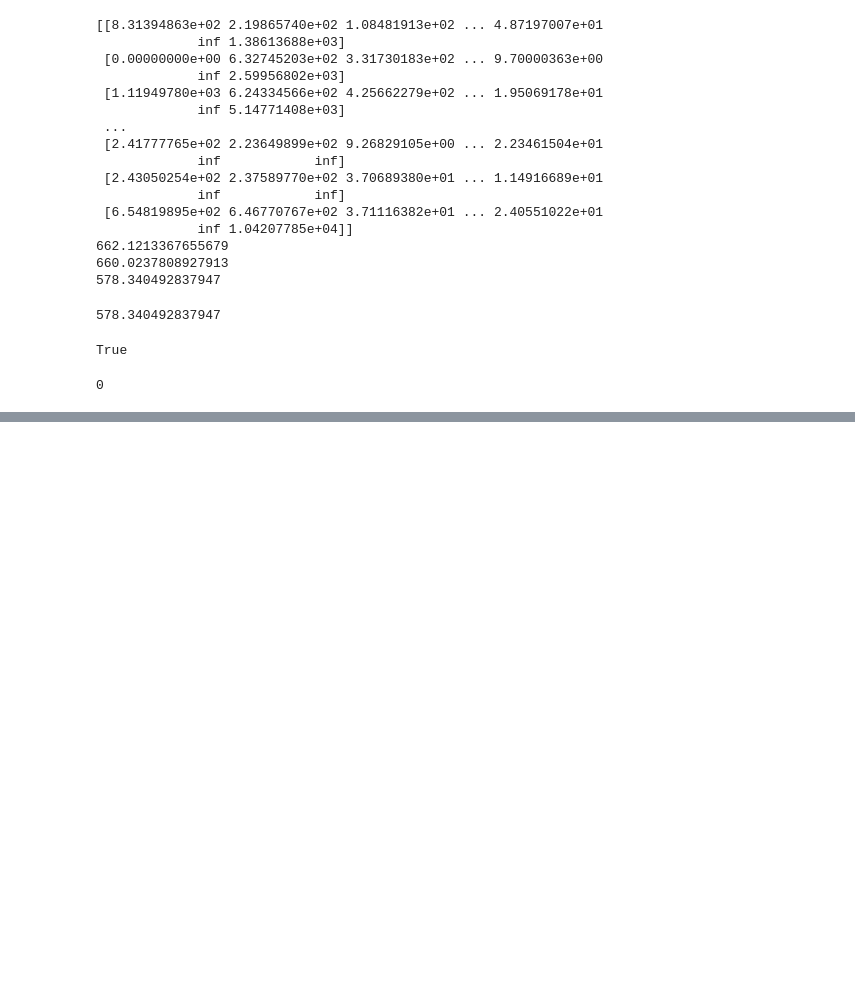
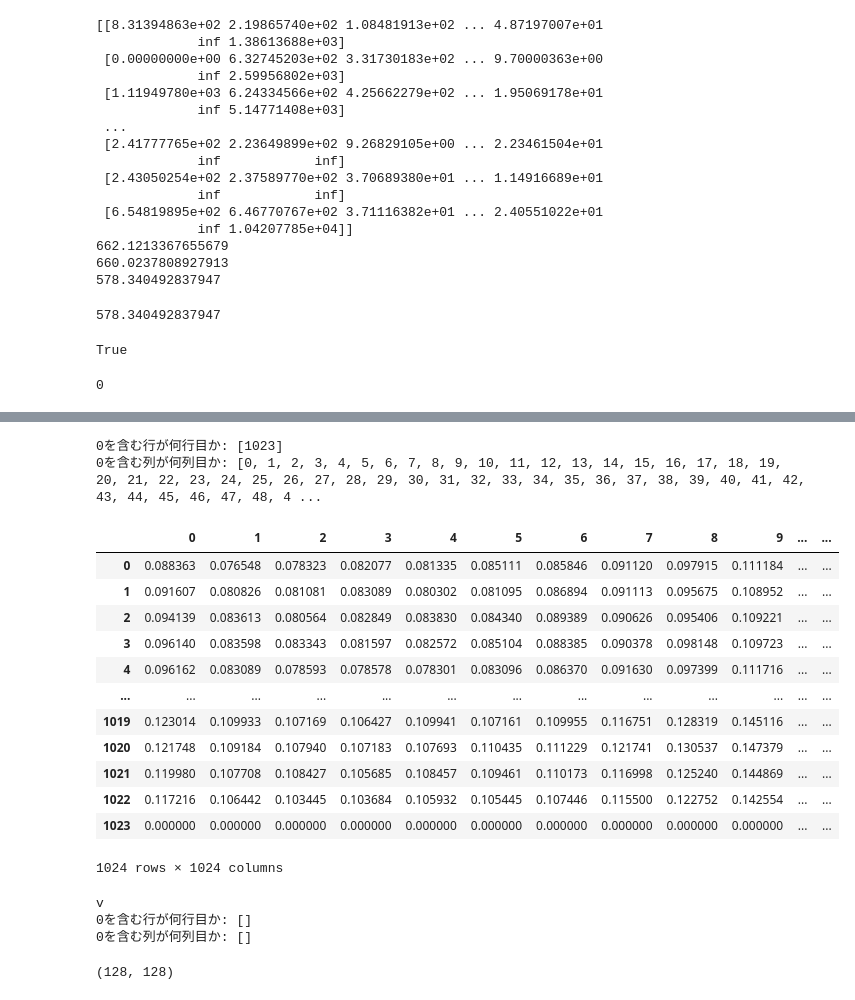
Before and after one commit to akihirohattori/preprocess, a Jupyter notebook: test.ipynb, the cells around one changed output, grey strips where cells are left out. Drawn from its saved outputs; the diff is of its cells as text; code cells hidden in the pictures; blank space fills up the shorter version.

```diff
--- a/test.ipynb
+++ b/test.ipynb
@@ -110,12 +112,21 @@ def get_flat(filt, num_bin):
         result = fits.open(f)
         result = result[0].data
     return result
-def flat_cor(filt, data, num_bin, startH, startV, x_axs, y_axs):
+def flat_cor(filt, data, num_bin, startH, startV):
     result = 0
     flat_im = get_flat(filt, num_bin)
+    startV = startV // num_bin
+    startH = startH // num_bin
+    if filt =="p" or filt == "w":
+        result = data[startV : startV + data.shape[0], startH : startH + data.shape[1]] / flat_im[startV : startV + data.shape[0], startH : startH + data.shape[1]]
+    elif filt == "b":
+        result = data[startV : startV + data.shape[0],startH + 70//num_bin : startH + data.shape[1]] / flat_im[startV : startV + data.shape[0],startH + 70//num_bin : startH + data.shape[1]]
+    elif filt == "v":
+        result = data[startV : startV + data.shape[0],startH + 8//num_bin : startH + data.shape[1]] / flat_im[startV : startV + data.shape[0],startH + 8//num_bin : startH + data.shape[1]]
+    else:
+        result = data[startV : startV + data.shape[0], startH : startH + data.shape[1]] / flat_im[startV : startV + data.shape[0], startH : startH + data.shape[1]]
 
-    result = data/flat_im[startV:(startV // num_bin)+y_axs, startH:(startH // num_bin)+x_axs]
-    result[np.isinf(result)] = 0
+    # result[np.isinf(result)] = 0
     return result
 # %%
 def DN2ref(filt, data):
@@ -154,16 +165,16 @@ def pre_correction(path):
         bias_data = data - bias
         data = smear_cor(bias_data, ys, xs, tEXP, bias)
     print(data[117][117])
-    flat_data = flat_cor(filt, data, num_bin, startH, startV, xs, ys)
+    flat_data = flat_cor(filt, data, num_bin, startH, startV)
     print(flat_data[117][117])
-    scattered_data = scattered_light(xs, ys, filt, flat_data)
+    scattered_data = scattered_light(flat_data, filt)
     print(scattered_data[117][117])
     # result = DN2ref(filt, scattered_data)
 
     parts = path.split("st_")
     name = f"cor{status}_st_{parts[1]}"
-
-    hdu = fits.PrimaryHDU(flat_data)
+    print(f"st_{parts[1]}  done")
+    hdu = fits.PrimaryHDU(scattered_data)
     hdulist = fits.HDUList([hdu])
     hdulist.writeto(name, overwrite=True)
 
@@ -273,0 +366,53 @@ True
+# %%
+data = fits.getdata("../flat_filt/bin_1flat_ul.fit")
+df = pd.DataFrame(data)
+# a = df.iloc[0:1022,70:1014]
+a = df
+rows_with_zeros = a.index[a.apply(lambda row: any(row == 0), axis=1)].tolist()
+columns_with_zeros = a.columns[a.isin([0]).any()].tolist()
+name = flat_file.split("bin")
+n = f"bin{name[1]}"
+print("0を含む行が何行目か:", rows_with_zeros)
+print("0を含む列が何列目か:", columns_with_zeros)
+a
+# %% [output]
+0を含む行が何行目か: [1023]
+0を含む列が何列目か: [0, 1, 2, 3, 4, 5, 6, 7, 8, 9, 10, 11, 12, 13, 14, 15, 16, 17, 18, 19, 20, 21, 22, 23, 24, 25, 26, 27, 28, 29, 30, 31, 32, 33, 34, 35, 36, 37, 38, 39, 40, 41, 42, 43, 44, 45, 46, 47, 48, 4 ...
+|  | 0 | 1 | 2 | 3 | 4 | 5 | 6 | 7 | 8 | 9 | ... | ... |
+| 0 | 0.088363 | 0.076548 | 0.078323 | 0.082077 | 0.081335 | 0.085111 | 0.085846 | 0.091120 | 0.097915 | 0.111184 | ... | ... |
+| 1 | 0.091607 | 0.080826 | 0.081081 | 0.083089 | 0.080302 | 0.081095 | 0.086894 | 0.091113 | 0.095675 | 0.108952 | ... | ... |
+| 2 | 0.094139 | 0.083613 | 0.080564 | 0.082849 | 0.083830 | 0.084340 | 0.089389 | 0.090626 | 0.095406 | 0.109221 | ... | ... |
+| 3 | 0.096140 | 0.083598 | 0.083343 | 0.081597 | 0.082572 | 0.085104 | 0.088385 | 0.090378 | 0.098148 | 0.109723 | ... | ... |
+| 4 | 0.096162 | 0.083089 | 0.078593 | 0.078578 | 0.078301 | 0.083096 | 0.086370 | 0.091630 | 0.097399 | 0.111716 | ... | ... |
+| ... | ... | ... | ... | ... | ... | ... | ... | ... | ... | ... | ... | ... |
+| 1019 | 0.123014 | 0.109933 | 0.107169 | 0.106427 | 0.109941 | 0.107161 | 0.109955 | 0.116751 | 0.128319 | 0.145116 | ... | ... |
+| 1020 | 0.121748 | 0.109184 | 0.107940 | 0.107183 | 0.107693 | 0.110435 | 0.111229 | 0.121741 | 0.130537 | 0.147379 | ... | ... |
+| 1021 | 0.119980 | 0.107708 | 0.108427 | 0.105685 | 0.108457 | 0.109461 | 0.110173 | 0.116998 | 0.125240 | 0.144869 | ... | ... |
+| 1022 | 0.117216 | 0.106442 | 0.103445 | 0.103684 | 0.105932 | 0.105445 | 0.107446 | 0.115500 | 0.122752 | 0.142554 | ... | ... |
+| 1023 | 0.000000 | 0.000000 | 0.000000 | 0.000000 | 0.000000 | 0.000000 | 0.000000 | 0.000000 | 0.000000 | 0.000000 | ... | ... |
+1024 rows × 1024 columns
+# %%
+data = fits.getdata("../flat_filt/bin_1flat_v.fit")
+path = "../flat_filt/bin_1flat_v.fit"
+pat = path.split("/bin")
+pa = pat[1].split("t_")
+p = pa[1].split(".f")
+filt = p[0]
+print(filt)
+
+df = pd.DataFrame(data)
+df
+a = df.iloc[0:1022,8:1014]
+a
+rows_with_zeros = a.index[a.apply(lambda row: any(row == 0), axis=1)].tolist()
+columns_with_zeros = a.columns[a.isin([0]).any()].tolist()
+print("0を含む行が何行目か:", rows_with_zeros)
+print("0を含む列が何列目か:", columns_with_zeros)
+# %% [output]
+v
+0を含む行が何行目か: []
+0を含む列が何列目か: []
+# %%
+data.shape
+# %% [output]
+(128, 128)
```
Also changed, not shown: parts of 4 cells of this notebook.
